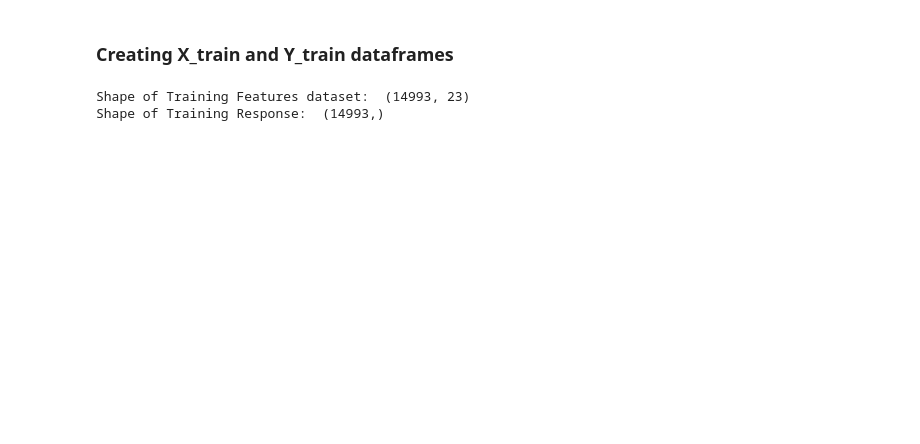
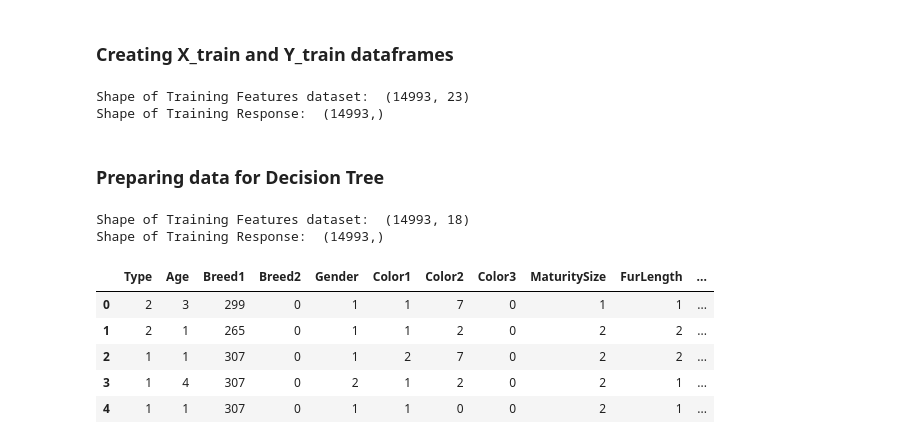
Before and after one commit to atal5/PetfinderDM, a Jupyter notebook: PetFinderV1.ipynb, the cells around one changed output. Saved outputs shown, nothing was run; the diff lists cells and outputs as text; code cells hidden in the pictures; blank space fills up the shorter version.

```diff
--- a/PetFinderV1.ipynb
+++ b/PetFinderV1.ipynb
@@ -441,3 +443,21 @@ print("Shape of Training Response: ", Y_train.shape)
 # %% [output]
 Shape of Training Features dataset:  (14993, 23)
 Shape of Training Response:  (14993,)
+# %% [markdown]
+### Preparing data for Decision Tree
+# %%
+X_train = X_train.drop(['RescuerID','Description','PetID','State','Name'],axis=1)
+print("Shape of Training Features dataset: ", X_train.shape)
+print("Shape of Training Response: ", Y_train.shape)
+# %% [output]
+Shape of Training Features dataset:  (14993, 18)
+Shape of Training Response:  (14993,)
+# %%
+X_train.head()
+# %% [output]
+|  | Type | Age | Breed1 | Breed2 | Gender | Color1 | Color2 | Color3 | MaturitySize | FurLength | ... |
+| 0 | 2 | 3 | 299 | 0 | 1 | 1 | 7 | 0 | 1 | 1 | ... |
+| 1 | 2 | 1 | 265 | 0 | 1 | 1 | 2 | 0 | 2 | 2 | ... |
+| 2 | 1 | 1 | 307 | 0 | 1 | 2 | 7 | 0 | 2 | 2 | ... |
+| 3 | 1 | 4 | 307 | 0 | 2 | 1 | 2 | 0 | 2 | 1 | ... |
+| 4 | 1 | 1 | 307 | 0 | 1 | 1 | 0 | 0 | 2 | 1 | ... |
```
Also changed, not shown: parts of 5 cells of this notebook.
